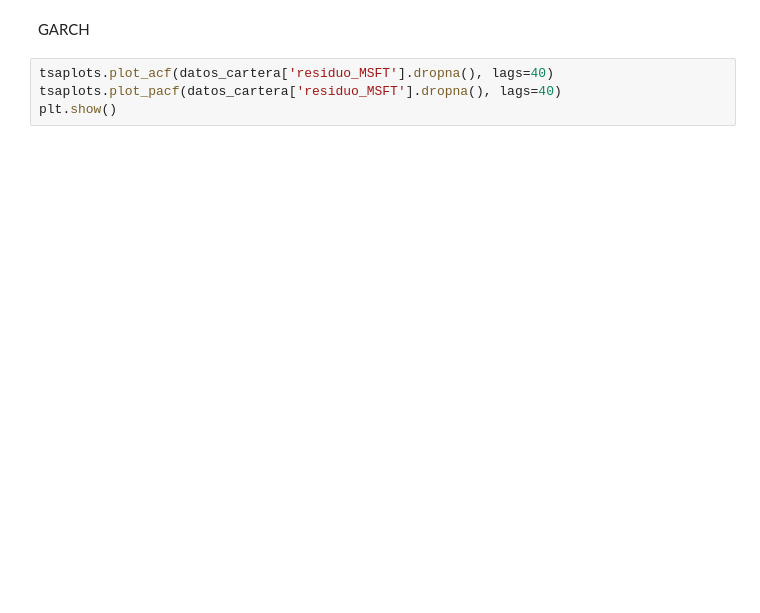
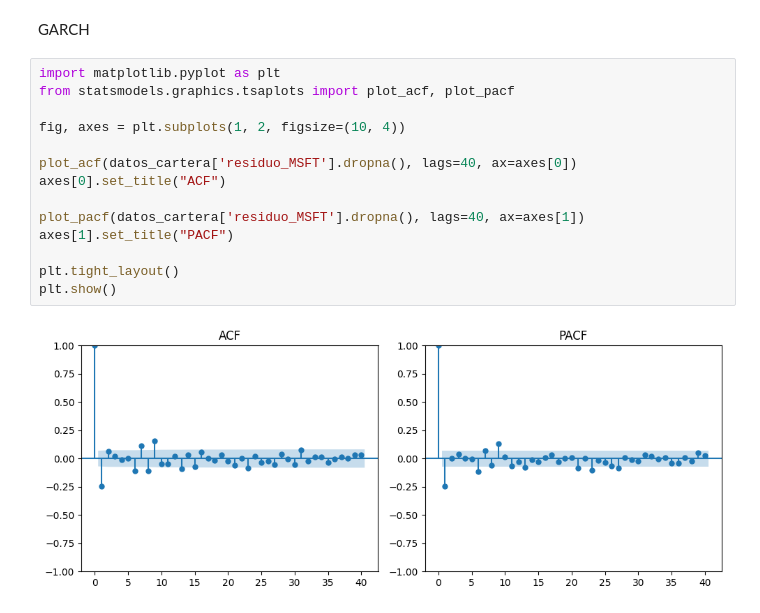
Before and after one commit to LanderAgirre/Reto_09_Azul_Oscuro, a Jupyter notebook: 4.Data_Science.ipynb, the cells around one changed output. Cells and saved outputs as stored; diff of their text form; blank space fills up the shorter version.

```diff
--- a/4.Data_Science.ipynb
+++ b/4.Data_Science.ipynb
@@ -240,8 +314,20 @@ test_msft
 # %% [markdown]
 GARCH
 # %%
-tsaplots.plot_acf(datos_cartera['residuo_MSFT'].dropna(), lags=40)
-tsaplots.plot_pacf(datos_cartera['residuo_MSFT'].dropna(), lags=40)
+import matplotlib.pyplot as plt
+from statsmodels.graphics.tsaplots import plot_acf, plot_pacf
+
+fig, axes = plt.subplots(1, 2, figsize=(10, 4))
+
+plot_acf(datos_cartera['residuo_MSFT'].dropna(), lags=40, ax=axes[0])
+axes[0].set_title("ACF")
+
+plot_pacf(datos_cartera['residuo_MSFT'].dropna(), lags=40, ax=axes[1])
+axes[1].set_title("PACF")
+
+plt.tight_layout()
 plt.show()
+# %% [output]
+[figure, added]
 # %%
 from arch import arch_model
```
Also changed, not shown: parts of 22 cells of this notebook.
